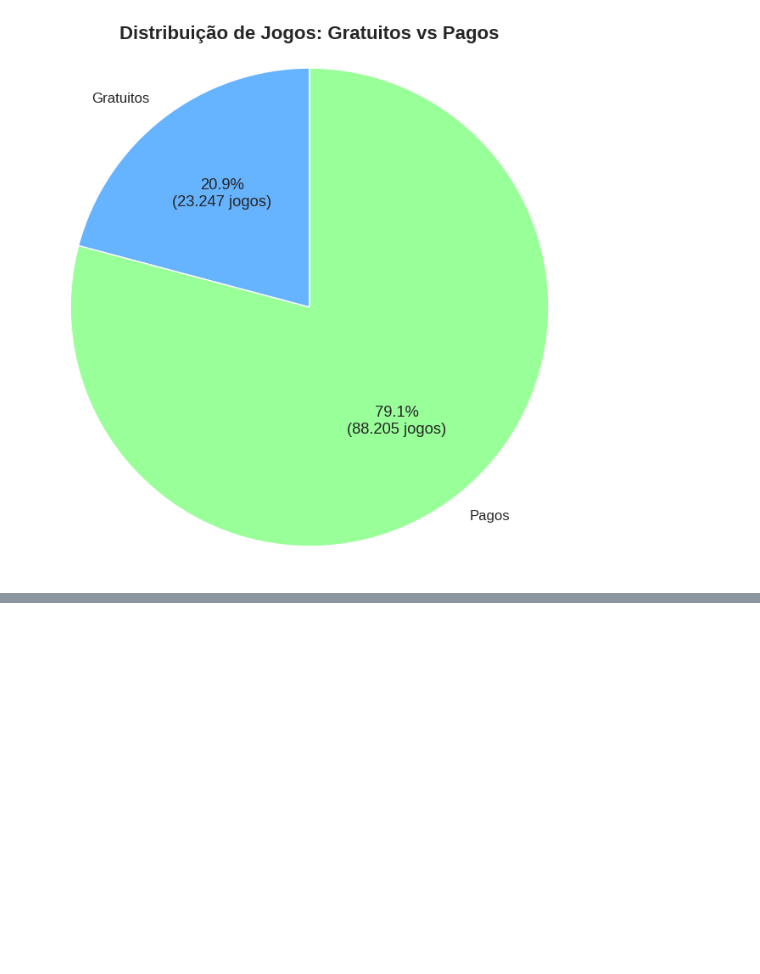
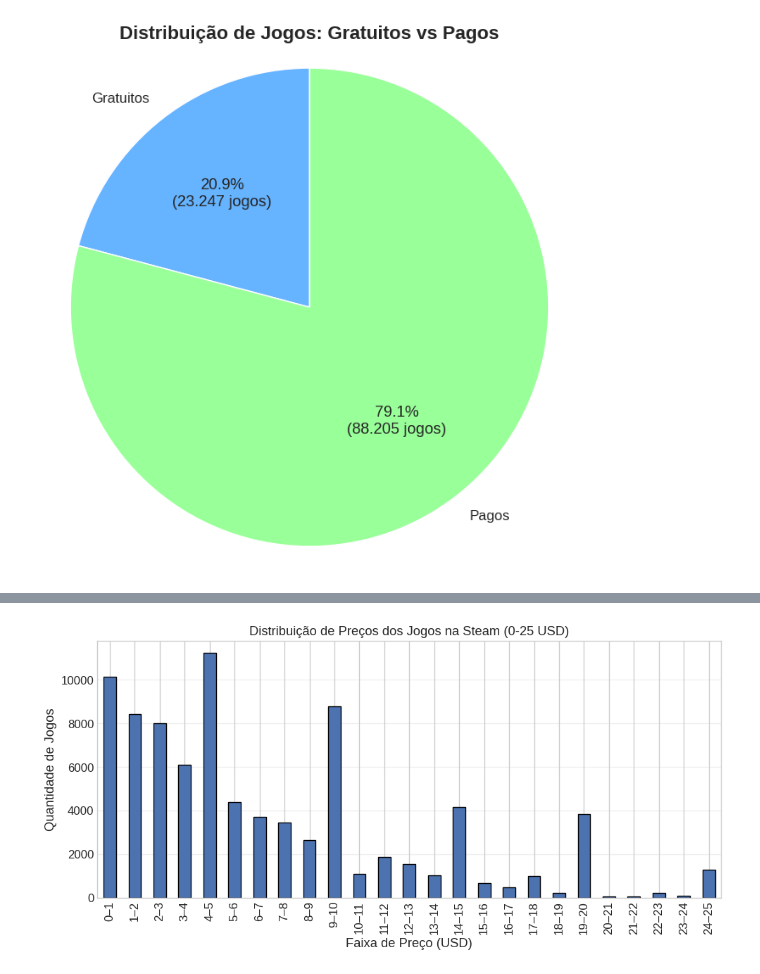
Before and after one commit to Tamicktom/analise-steam-games, a Jupyter notebook: 03-analise.ipynb, the cells around one changed output, grey strips where cells are left out. Drawn from its saved outputs; the diff is of its cells as text; code cells hidden in the pictures; blank space fills up the shorter version.

```diff
--- a/03-analise.ipynb
+++ b/03-analise.ipynb
@@ -377,0 +447,45 @@ Total de jogos: 111452
+# %%
+# 1. Carregar dados do banco
+df = pandas.read_sql(
+    session.query(Game.price)
+    .filter(Game.price > 0)
+    .statement,
+    session.bind,
+)
+
+# 2. Definir faixas de preço
+bins = [0, 1, 2, 3, 4, 5, 6, 7, 8, 9, 10, 11, 12, 13, 14, 15, 16, 17, 18, 19, 20, 21, 22, 23, 24, 25]
+labels = [
+    "0–1", "1–2", "2–3", "3–4",
+    "4–5", "5–6", "6–7", "7–8",
+    "8–9", "9–10", "10–11", "11–12",
+    "12–13", "13–14", "14–15", "15–16",
+    "16–17", "17–18", "18–19", "19–20",
+    "20–21", "21–22", "22–23", "23–24",
+    "24–25"
+]
+
+df["price_range"] = pandas.cut(
+    df["price"],
+    bins=bins,
+    labels=labels,
+    right=False,
+)
+
+# 3. Contar jogos por faixa
+counts = df["price_range"].value_counts().sort_index()
+
+# 4. Plotar gráfico
+plt.figure(figsize=(10, 5))
+counts.plot(kind="bar", edgecolor="black")
+
+plt.title("Distribuição de Preços dos Jogos na Steam (0-25 USD)")
+plt.xlabel("Faixa de Preço (USD)")
+plt.ylabel("Quantidade de Jogos")
+
+plt.grid(axis="y", alpha=0.3)
+plt.tight_layout()
+
+plt.show()
+# %% [output]
+[figure, added]
```
Also changed, not shown: parts of 9 cells of this notebook.
